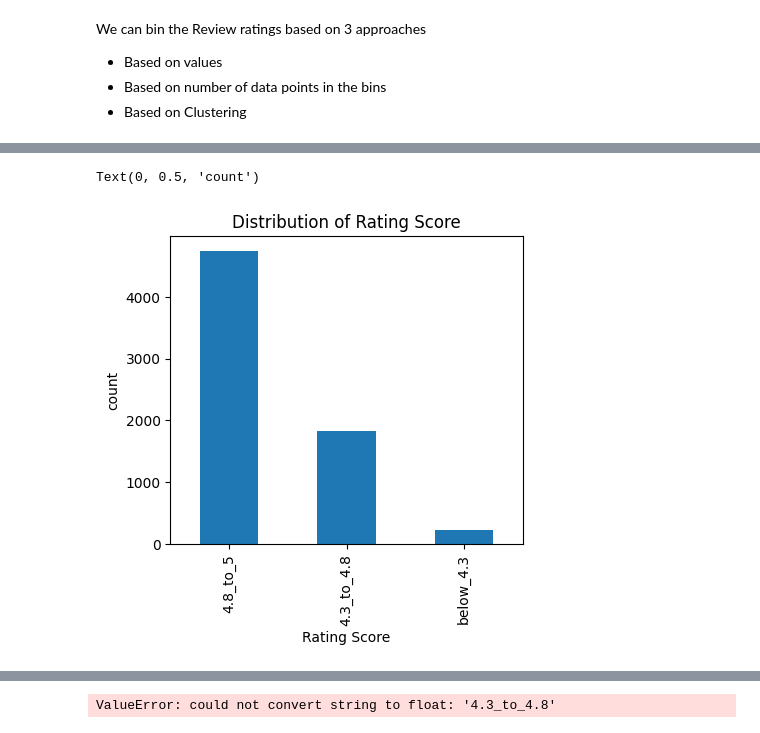
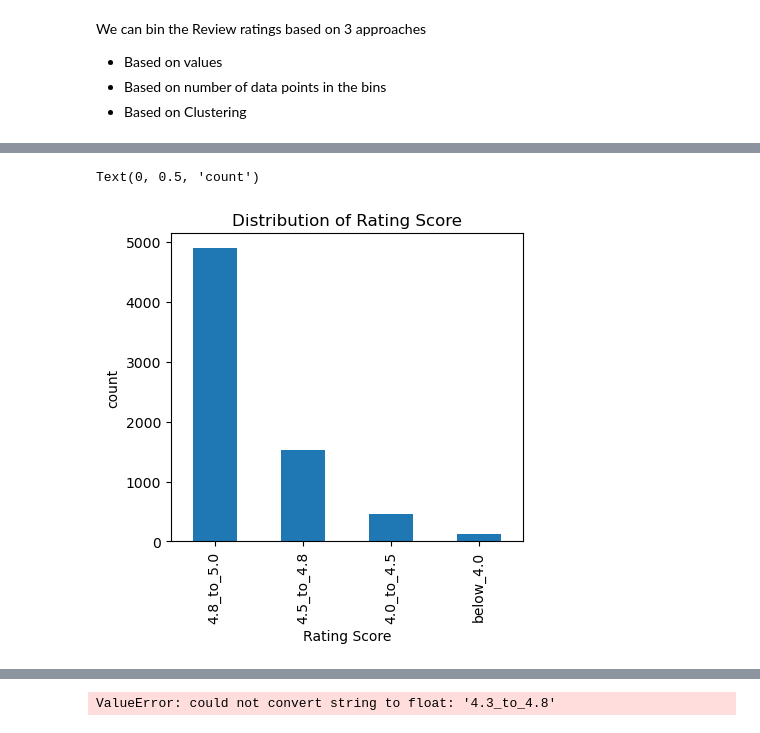
Before and after one commit to MaGiiK02/AirBnB_score_prediction, a Jupyter notebook: experiments/score_classification_on_comments.ipynb, the cells around one changed output, grey strips where cells are left out. Saved outputs shown, nothing was run; the diff lists cells and outputs as text; code cells hidden in the pictures.

```diff
--- a/experiments/score_classification_on_comments.ipynb
+++ b/experiments/score_classification_on_comments.ipynb
@@ -84,27 +83,27 @@ array([4.85, 4.89, 4.44, ..., 4.57, 4.93, 4.94])
 # %%
 # Create bins based on review_scores_rating
-bins = [0, 4.3, 4.8, 5]
+bins = [0, 4.0, 4.5, 4.8, 5]
 
 listings_classification = listings.assign(
     rating_bin_ep = pd.cut(
         listings['review_scores_rating'],
         bins=bins,
-        labels=['below_4.3', '4.3_to_4.8', '4.8_to_5']
+        labels=['below_4.0', '4.0_to_4.5', '4.5_to_4.8', '4.8_to_5.0']
     )
 )
 
 # Visualize the Split
 fig = plt.figure(figsize = (10,4))
 
 ax1 = fig.add_subplot(1,2,1)
 
 listings_classification.rating_bin_ep.value_counts().plot(kind = 'bar', ax = ax1)
 ax1.set_title('Distribution of Rating Score')
 ax1.set_xlabel('Rating Score')
 ax1.set_ylabel('count')
 # %% [output]
 Text(0, 0.5, 'count')
-[figure, old version]
+[figure, new version]
 # %%
 listings.review_scores_rating.describe()
 # %% [output]
```
Also changed, not shown: parts of 21 cells of this notebook, 1 other file.
